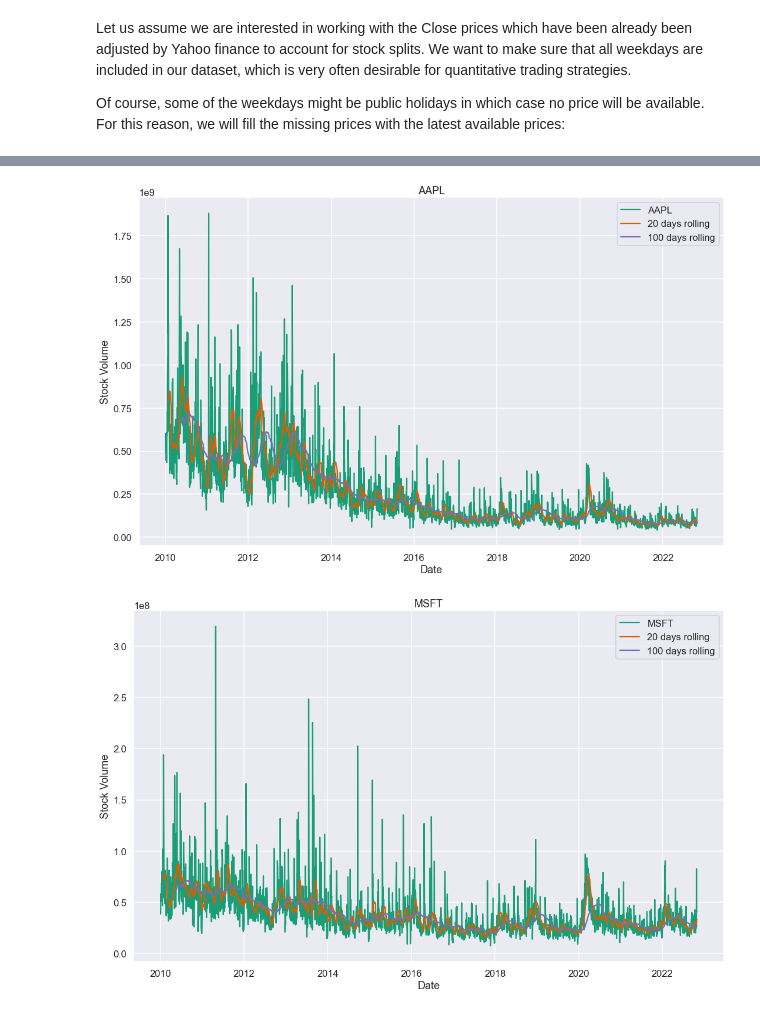
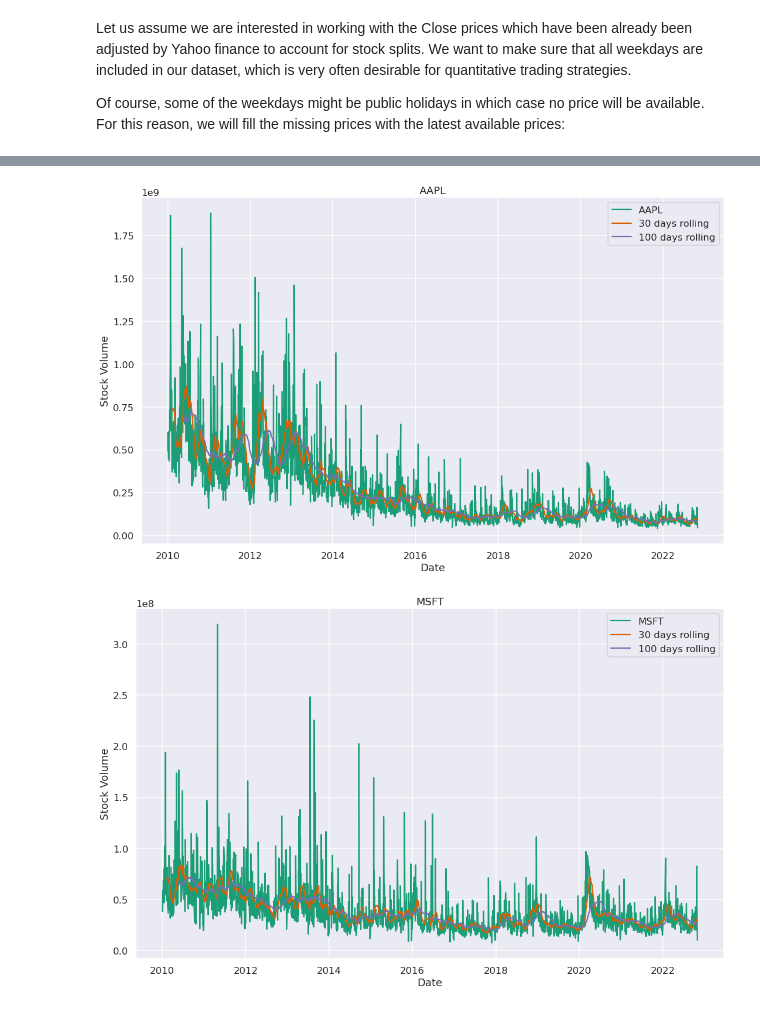
Before and after one commit to Jesus-Almansa/Final_Project_DA, a Jupyter notebook: project.ipynb, the cells around one changed output, grey strips where cells are left out. Drawn from its saved outputs; the diff is of its cells as text; code cells hidden in the pictures.

```diff
--- a/project.ipynb
+++ b/project.ipynb
@@ -146,24 +137,27 @@ for i in tickers:
 # %%
 for i in tickers:
     # Get the ticker timeseries. This now returns a Pandas Series object indexed by date.
     ticker = volume.loc[:, i]
 
-    # Calculate the 20 and 100 days moving averages of the closing prices
-    short_rolling_ticker = ticker.rolling(window=20).mean()
+    # Calculate the 30 and 100 days moving averages of the closing prices
+    short_rolling_ticker = ticker.rolling(window=30).mean()
     long_rolling_ticker = ticker.rolling(window=100).mean()
+
+    # short_rolling_ticker = ticker.rolling(window=30, center=True).mean()
+    # long_rolling_ticker = ticker.rolling(window=100, center=True).mean()
 
     # Plot everything by leveraging the very powerful matplotlib package
     fig, ax = plt.subplots(figsize=(18,11))
 
     plt.title(i)
 
     ax.plot(ticker.index, ticker, label=i)
-    ax.plot(short_rolling_ticker.index, short_rolling_ticker, label='20 days rolling')
+    ax.plot(short_rolling_ticker.index, short_rolling_ticker, label='30 days rolling')
     ax.plot(long_rolling_ticker.index, long_rolling_ticker, label='100 days rolling')
 
     ax.set_xlabel('Date')
     ax.set_ylabel('Stock Volume')
     ax.legend()
 # %% [output]
-[figure, old version]
+[figure, new version]
-[figure, old version]
+[figure, new version]
```
Also changed, not shown: parts of 8 cells of this notebook.
